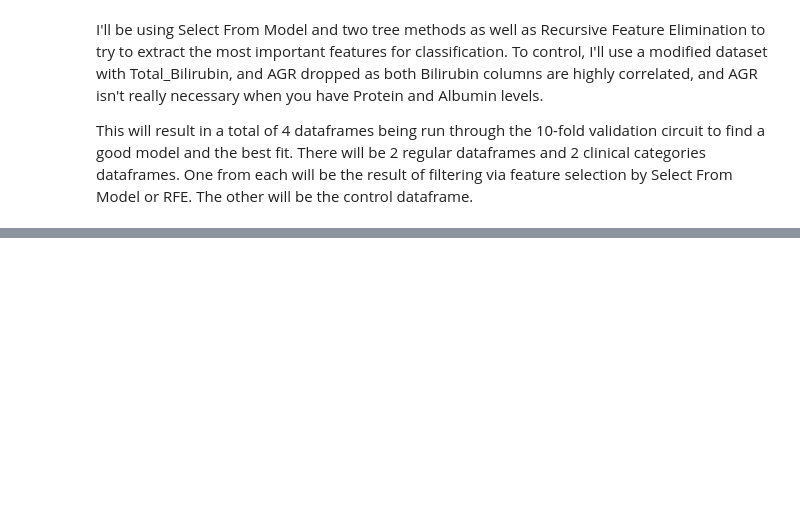
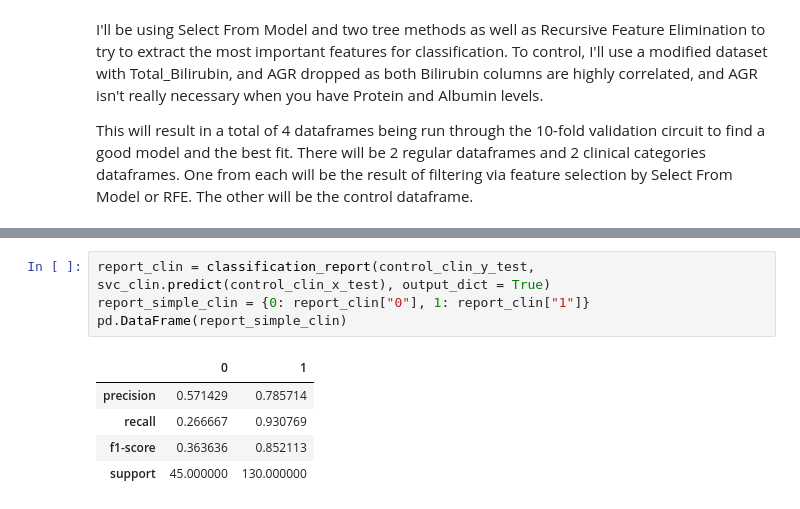
Before and after one commit to Rogges/Healthcare, a Jupyter notebook: Liver Machine Learning.ipynb, the cells around one changed output, grey strips where cells are left out. Drawn from its saved outputs; the diff is of its cells as text; blank space fills up the shorter version.

```diff
--- a/Liver Machine Learning.ipynb
+++ b/Liver Machine Learning.ipynb
@@ -172,0 +276,10 @@ This will result in a total of 4 dataframes being run through the 10-fold valida
+# %%
+report_clin = classification_report(control_clin_y_test, svc_clin.predict(control_clin_x_test), output_dict = True)
+report_simple_clin = {0: report_clin["0"], 1: report_clin["1"]}
+pd.DataFrame(report_simple_clin)
+# %% [output]
+|  | 0 | 1 |
+| precision | 0.571429 | 0.785714 |
+| recall | 0.266667 | 0.930769 |
+| f1-score | 0.363636 | 0.852113 |
+| support | 45.000000 | 130.000000 |
```
Also changed, not shown: parts of 24 cells of this notebook.
